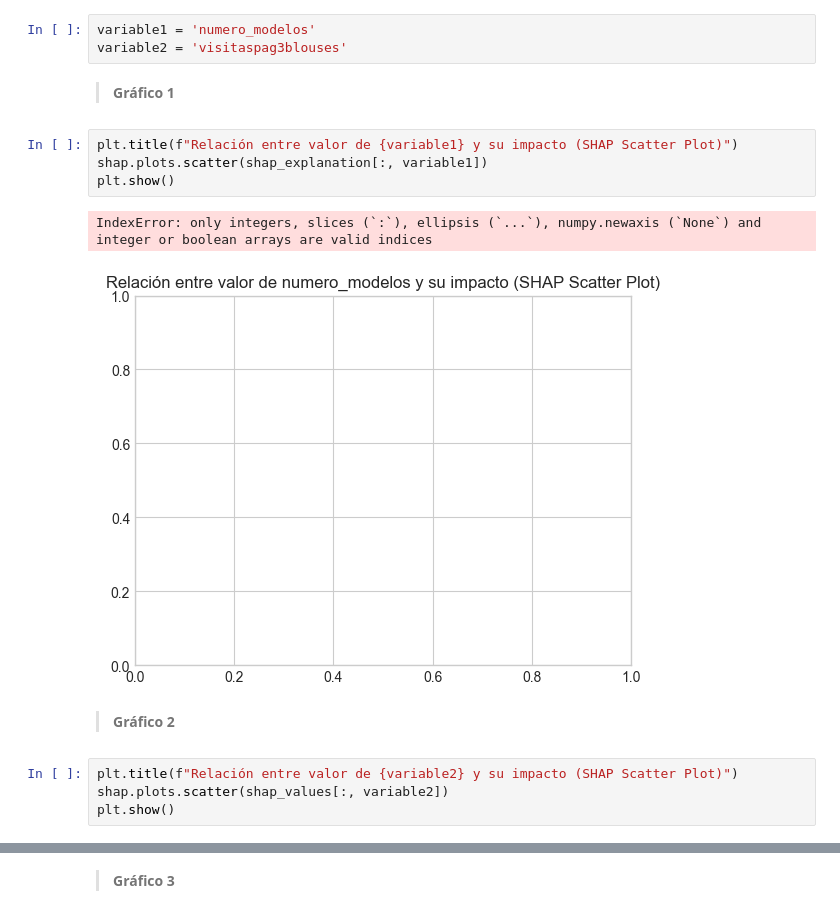
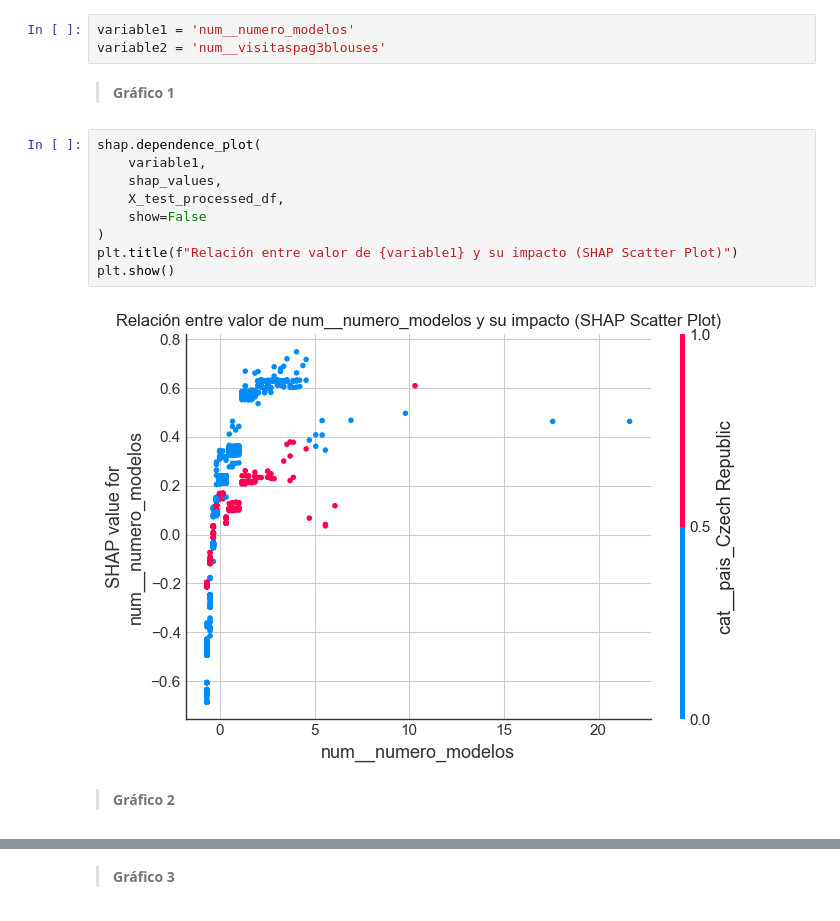
Before and after one commit to julianecheverry/MLNN2025, a Jupyter notebook: notebooks/3.taller_interpretabilidad.ipynb, the cells around one changed output, grey strips where cells are left out. Saved outputs shown, nothing was run; the diff lists cells and outputs as text.

```diff
--- a/notebooks/3.taller_interpretabilidad.ipynb
+++ b/notebooks/3.taller_interpretabilidad.ipynb
@@ -357,18 +355,18 @@ Valor Base del Explainer: -0.00573468254879117
 # %%
-variable1 = 'numero_modelos'
-variable2 = 'visitaspag3blouses'
+variable1 = 'num__numero_modelos'
+variable2 = 'num__visitaspag3blouses'
 # %% [markdown]
 > **Gráfico 1**
-# %%
-plt.title(f"Relación entre valor de {variable1} y su impacto (SHAP Scatter Plot)")
-shap.plots.scatter(shap_explanation[:, variable1])
-plt.show()
-# %% [output]
-IndexError: only integers, slices (`:`), ellipsis (`...`), numpy.newaxis (`None`) and integer or boolean arrays are valid indices
-[figure, removed]
+# %%
+shap.dependence_plot(
+    variable1,
+    shap_values,
+    X_test_processed_df,
+    show=False
+)
+plt.title(f"Relación entre valor de {variable1} y su impacto (SHAP Scatter Plot)")
+plt.show()
+# %% [output]
+[figure, added]
 # %% [markdown]
 > **Gráfico 2**
-# %%
-plt.title(f"Relación entre valor de {variable2} y su impacto (SHAP Scatter Plot)")
-shap.plots.scatter(shap_values[:, variable2])
-plt.show()
```
Also changed, not shown: parts of 5 cells of this notebook.
